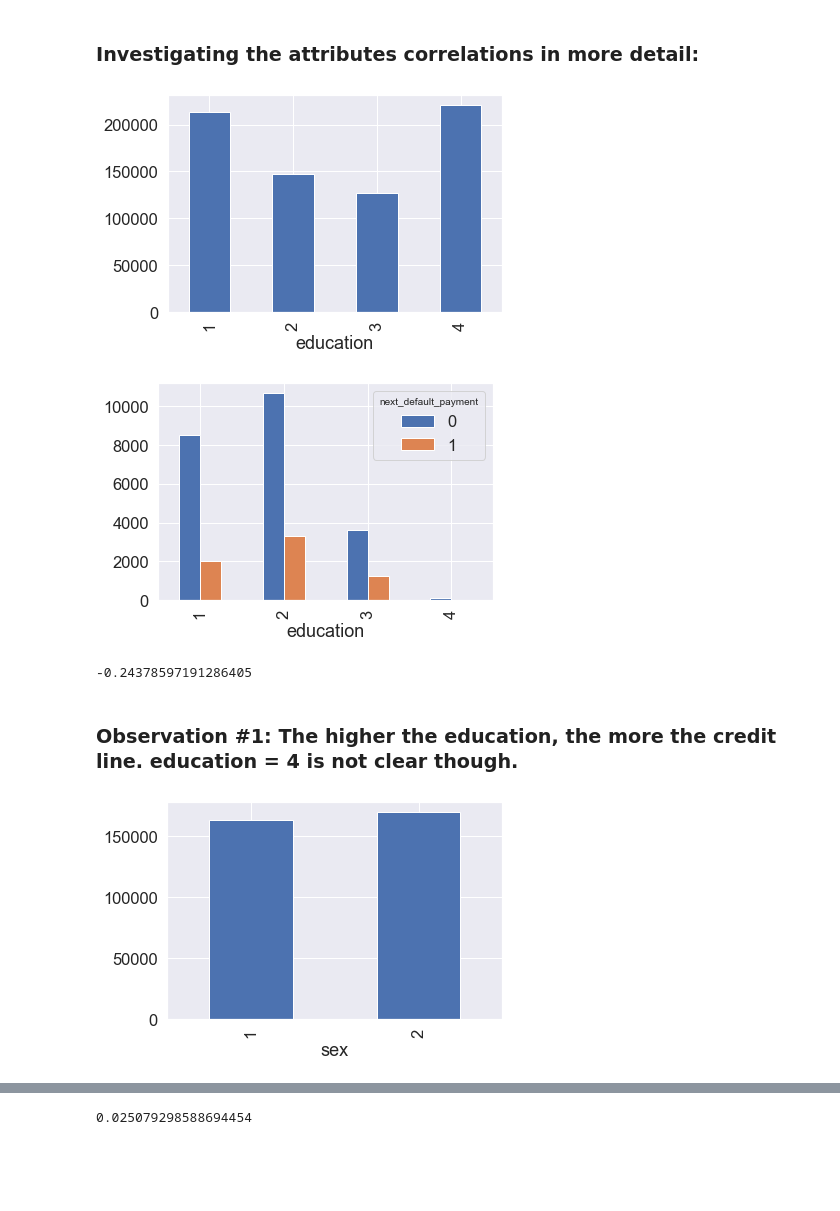
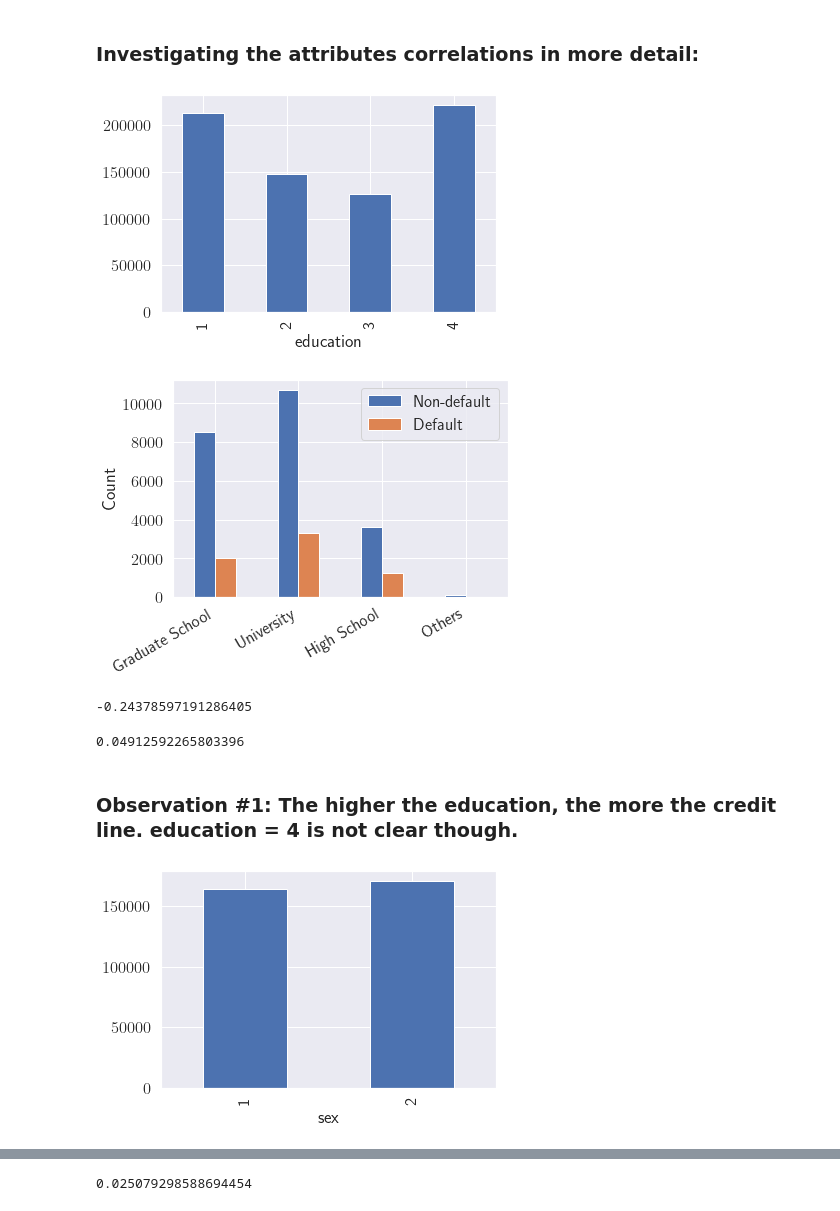
Before and after one commit to helnazsoltani/default-of-credit-card-clients, a Jupyter notebook: default-of-credit-card-clients.ipynb, the cells around one changed output, grey strips where cells are left out. Drawn from its saved outputs; the diff is of its cells as text; code cells hidden in the pictures; blank space fills up the shorter version.

```diff
--- a/default-of-credit-card-clients.ipynb
+++ b/default-of-credit-card-clients.ipynb
@@ -10,10 +10,11 @@ np.random.seed(42)
 import pandas as pd
 from pandas.plotting import scatter_matrix
 import matplotlib.pyplot as plt
-plt.rc('xtick', labelsize=20)
-plt.rc('ytick', labelsize=20)
+plt.rc('xtick', labelsize = 20)
+plt.rc('ytick', labelsize = 20)
+plt.rc('text', usetex=True)
 import seaborn as sns
-sns.set(font_scale=1.5)
+sns.set(font_scale = 1.5)
 from scipy import stats
 import scipy.stats as scs
 
@@ -481,13 +496,20 @@ sex_corr
 # %% [markdown]
 ### Investigating the attributes correlations in more detail:
 # %%
+# Mean of credit limit for each education level
 df.groupby('education')['credit_limit'].mean().plot(kind='bar');
 # %% [output]
-[figure, old version]
+[figure, new version]
 # %%
 df_education = df.groupby(['education', 'next_default_payment']).size()
 df_education.unstack(1).plot(kind='bar', stacked = False);
 del df_education
+plt.xlabel('');
+plt.ylabel('Count');
+plt.xticks(np.arange(4), ['Graduate School', 'University', 'High School', 'Others'])
+plt.xticks(rotation = 30, horizontalalignment = 'right')
+plt.legend(['Non-default', 'Default']);
+plt.savefig('../figure/barplot_education')
 # %% [output]
-[figure, old version]
+[figure, new version]
 # %%
@@ -495,5 +517,9 @@ df['credit_limit'].corr(df['education'])
 # %% [output]
 -0.24378597191286405
+# %%
+df['next_default_payment'].corr(df['education'])
+# %% [output]
+0.04912592265803396
 # %%
 # plt.scatter(df['education'], df['credit_limit']);
 # %% [markdown]
@@ -501,6 +527,6 @@ df['credit_limit'].corr(df['education'])
 # %%
 df.groupby('sex')['credit_limit'].mean().plot(kind='bar');
 # %% [output]
-[figure, old version]
+[figure, new version]
 # %%
 df_sex = df.groupby(['sex', 'next_default_payment']).size()
```
Also changed, not shown: parts of 68 cells of this notebook.
